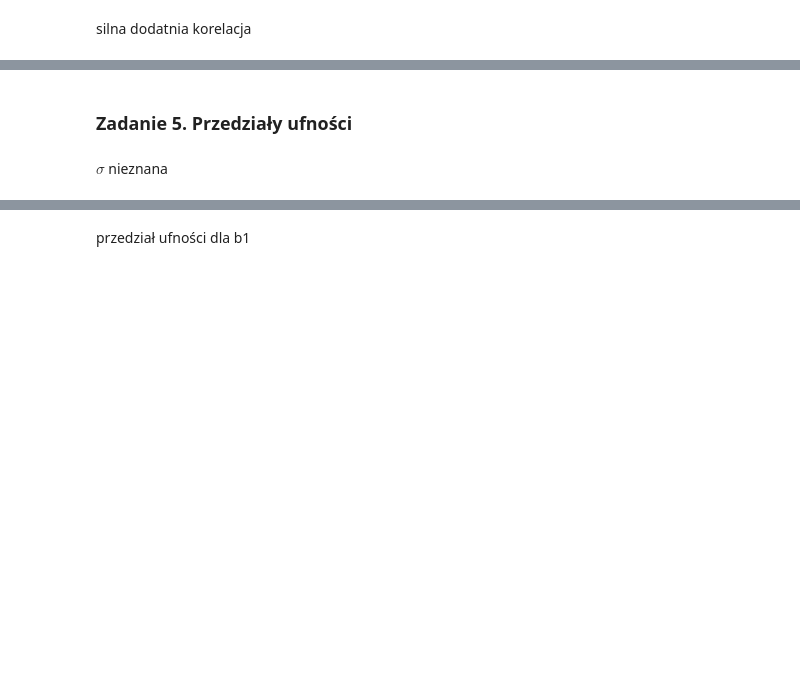
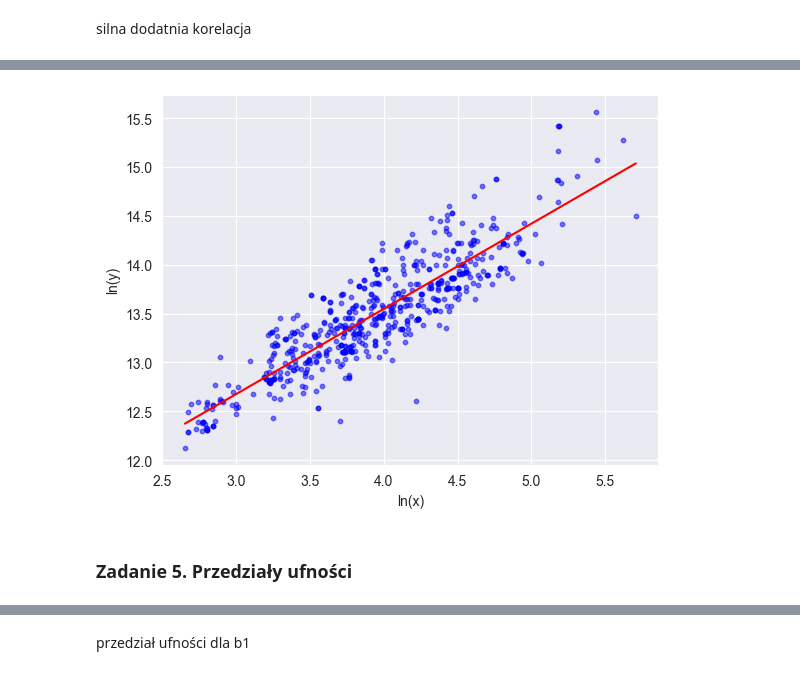
Before and after one commit to mlubneuskaya/apartments, a Jupyter notebook: raport1/raport.ipynb, the cells around one changed output, grey strips where cells are left out. Saved outputs shown, nothing was run; the diff lists cells and outputs as text; code cells hidden in the pictures; blank space fills up the shorter version.

```diff
--- a/raport1/raport.ipynb
+++ b/raport1/raport.ipynb
@@ -69,4 +63,10 @@ _ = plt.ylabel('cena')
+# %%
+plt.scatter(dataset.log_sq,dataset.log_price, c='blue', alpha=0.5, s=10)
+t = np.array([np.min(dataset.log_sq), np.max(dataset.log_sq)])
+plt.plot(t, a_log + b_log * t, c='red')
+plt.xlabel('ln(x)')
+_ = plt.ylabel('ln(y)')
+# %% [output]
+[figure, added]
 # %% [markdown]
 ### Zadanie 5. Przedziały ufności
-# %% [markdown]
-$\sigma$ nieznana
```
Also changed, not shown: parts of 76 cells of this notebook, 9 other files.
